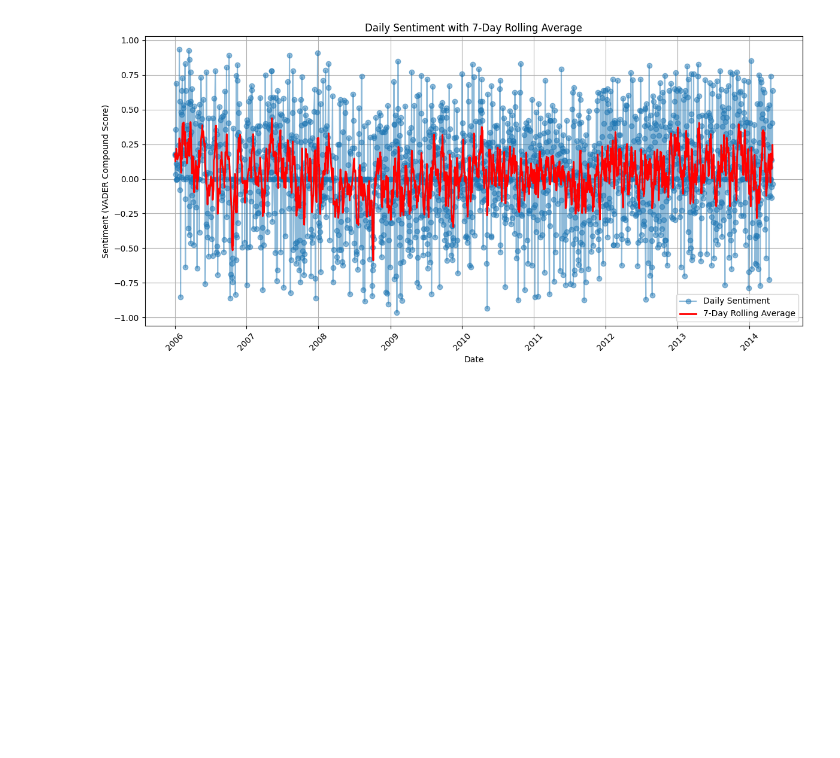
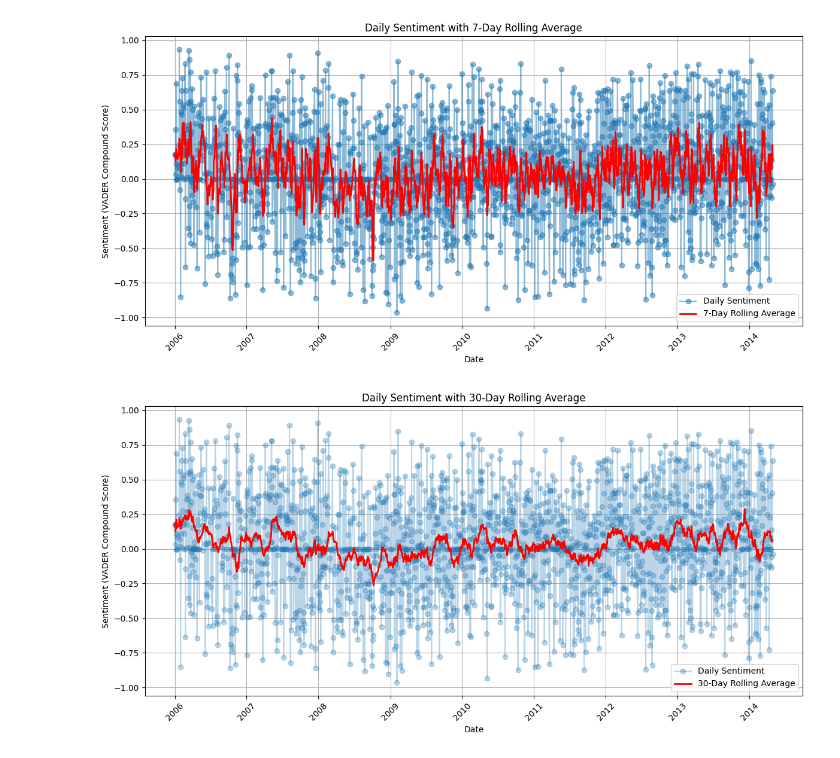
Before and after one commit to sarathisisme/gold_price_prediction, a Jupyter notebook: news_sentiment.ipynb, the cells around one changed output. Saved outputs shown, nothing was run; the diff lists cells and outputs as text; code cells hidden in the pictures; blank space fills up the shorter version.

```diff
--- a/news_sentiment.ipynb
+++ b/news_sentiment.ipynb
@@ -54,3 +54,21 @@ plt.tight_layout()
 plt.show()
 # %% [output]
 [figure]
+# %%
+daily_sentiment['sentiment_30d'] = daily_sentiment['sentiment'].rolling(window=30, min_periods=1).mean()
+
+# Plot original sentiment and rolling average
+plt.figure(figsize=(12,6))
+plt.plot(daily_sentiment['date'], daily_sentiment['sentiment'], marker='o', linestyle='-', alpha=0.3, label='Daily Sentiment')
+plt.plot(daily_sentiment['date'], daily_sentiment['sentiment_30d'], color='red', linewidth=2, label='30-Day Rolling Average')
+plt.title('Daily Sentiment with 30-Day Rolling Average')
+plt.xlabel('Date')
+plt.ylabel('Sentiment (VADER Compound Score)')
+plt.xticks(rotation=45)
+plt.grid(True)
+plt.legend()
+plt.tight_layout()
+plt.savefig("results/sentiment", bbox_inches="tight")
+plt.show()
+# %% [output]
+[figure, added]
```
Also changed, not shown: 3 other files.
